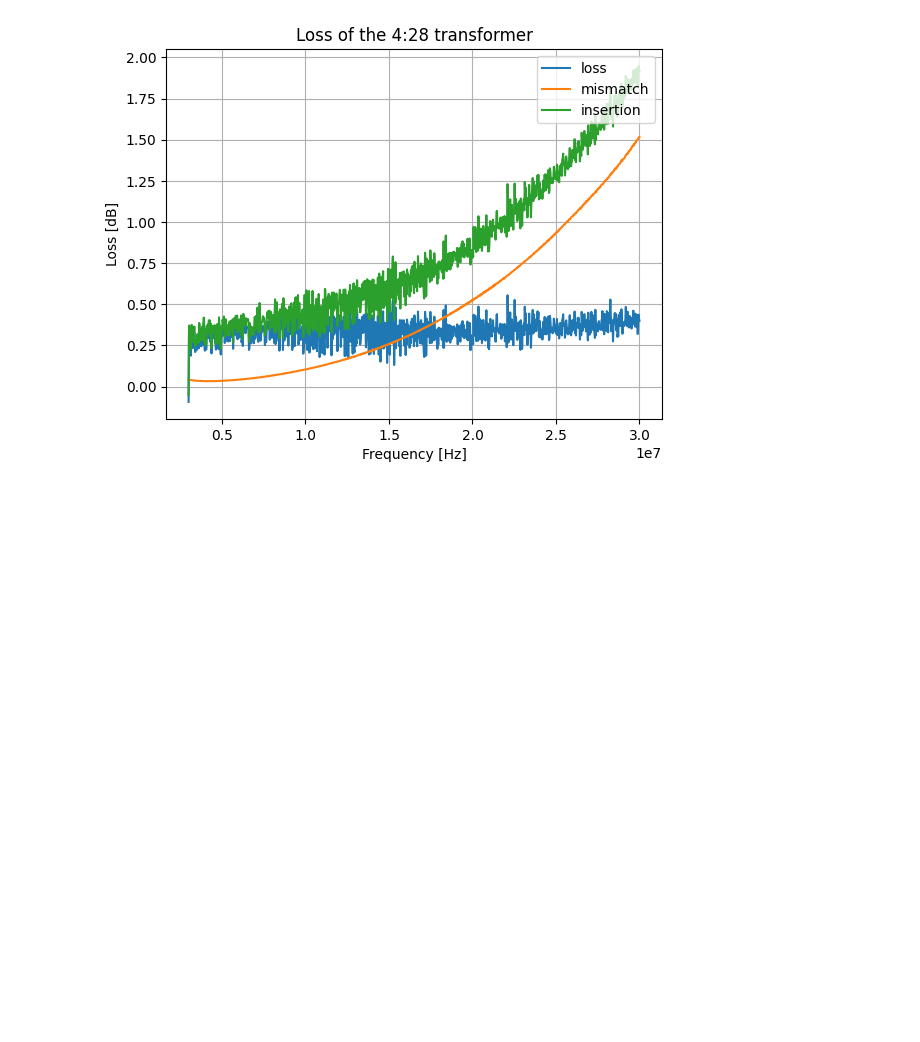
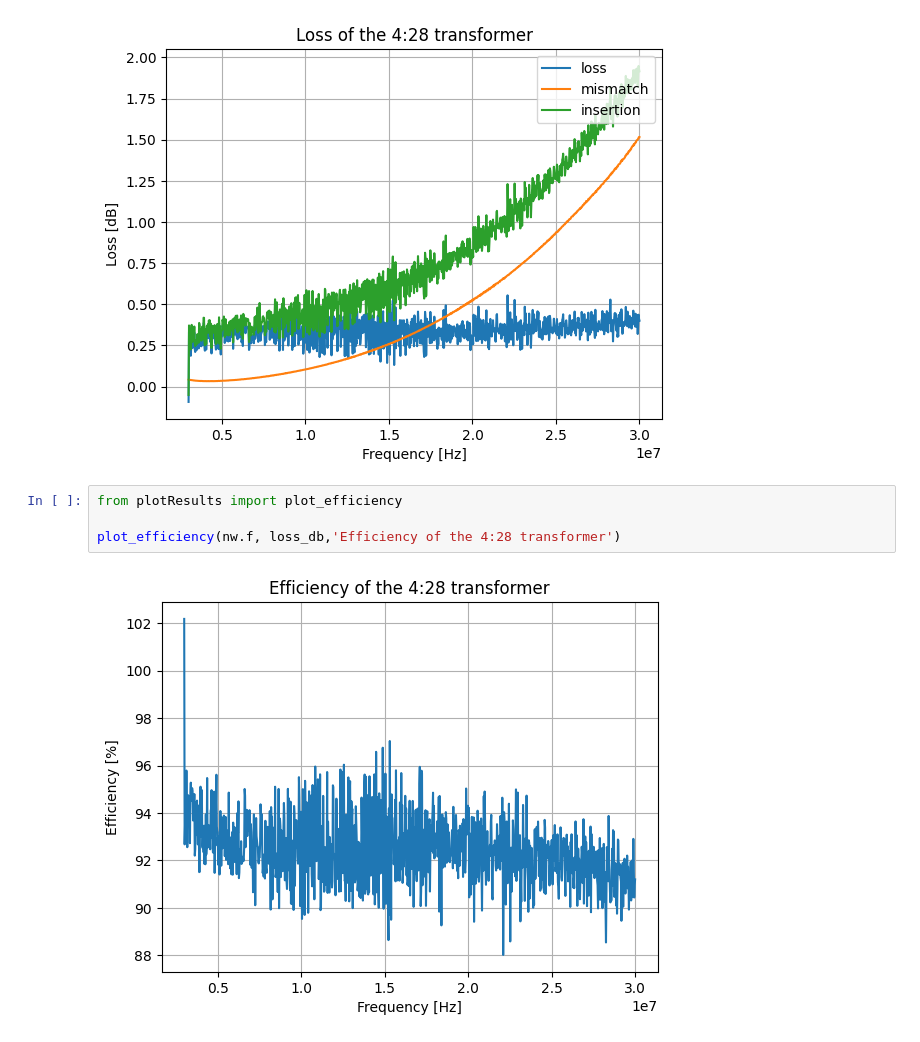
Before and after one commit to LieBtrau/zombocalypse-emcomms, a Jupyter notebook: impedance_transformer/Measurement_Results/WE_7427010.ipynb, the cells around one changed output. Cells and saved outputs as stored; diff of their text form; blank space fills up the shorter version.

```diff
--- a/impedance_transformer/Measurement_Results/WE_7427010.ipynb
+++ b/impedance_transformer/Measurement_Results/WE_7427010.ipynb
@@ -81,3 +87,9 @@ loss_db = plot_transformer_loss(nw, nw_cal, 'Loss of the 4:28 transformer')
 [figure]
 [figure]
 [figure]
+# %%
+from plotResults import plot_efficiency
+
+plot_efficiency(nw.f, loss_db,'Efficiency of the 4:28 transformer')
+# %% [output]
+[figure, added]
```
Also changed, not shown: parts of 3 cells of this notebook, 9 other files.
